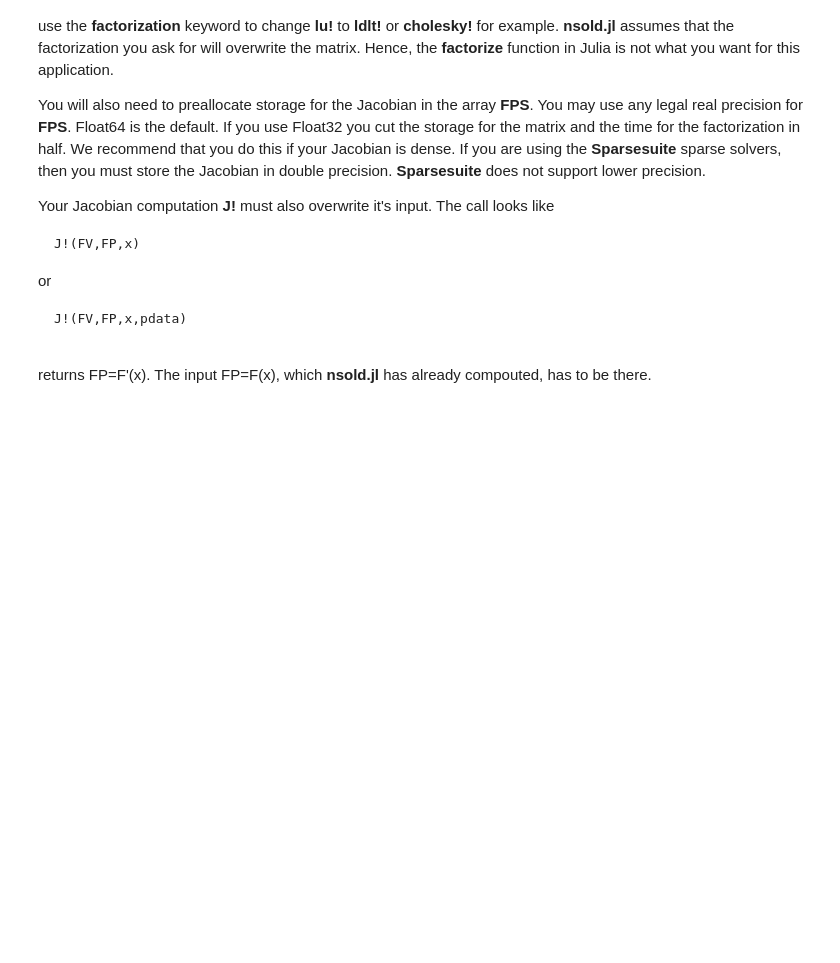
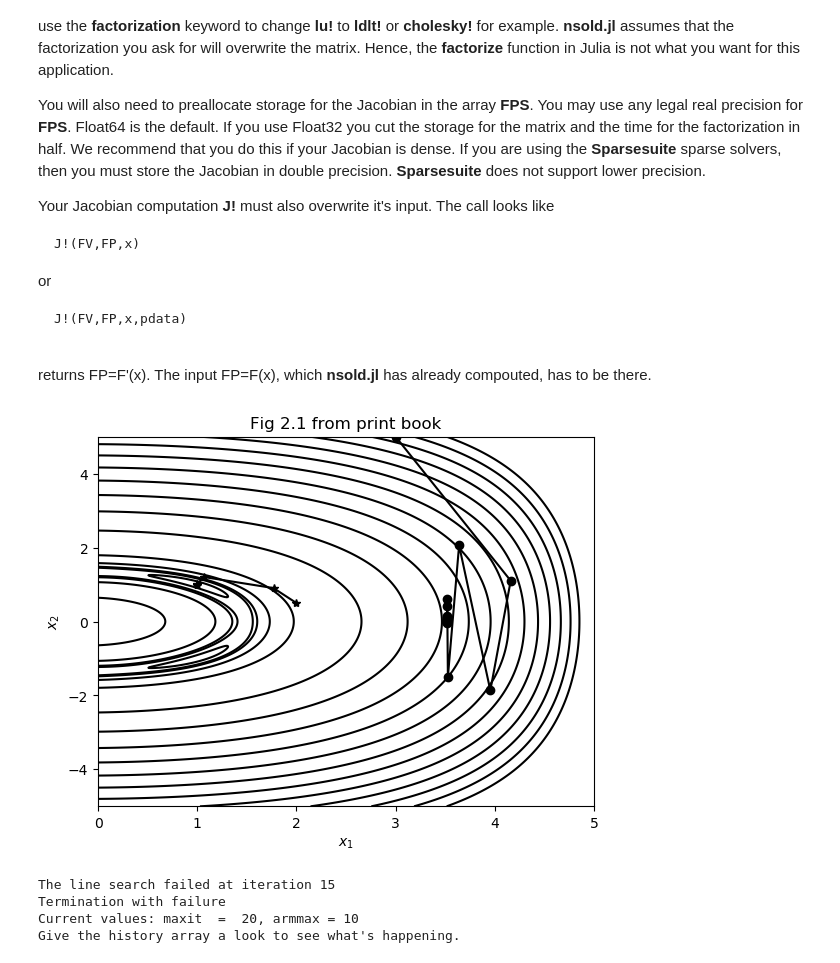
Before and after one commit to ctkelley/NotebookSIAMFANL, a Jupyter notebook: SIAMFANLCh2s.ipynb, the cells around one changed output. Drawn from its saved outputs; the diff is of its cells as text; code cells hidden in the pictures; blank space fills up the shorter version.

````diff
--- a/SIAMFANLCh2s.ipynb
+++ b/SIAMFANLCh2s.ipynb
@@ -180,3 +169,11 @@ J!(FV,FP,x,pdata)
 
 ```
 returns FP=F'(x). The input FP=F(x), which __nsold.jl__ has already compouted, has to be there.
+# %%
+fig2dot1();
+# %% [output]
+[figure, added]
+The line search failed at iteration 15
+Termination with failure
+Current values: maxit  =  20, armmax = 10
+Give the history array a look to see what's happening.
````
Also changed, not shown: parts of 3 cells of this notebook, 5 other files.
